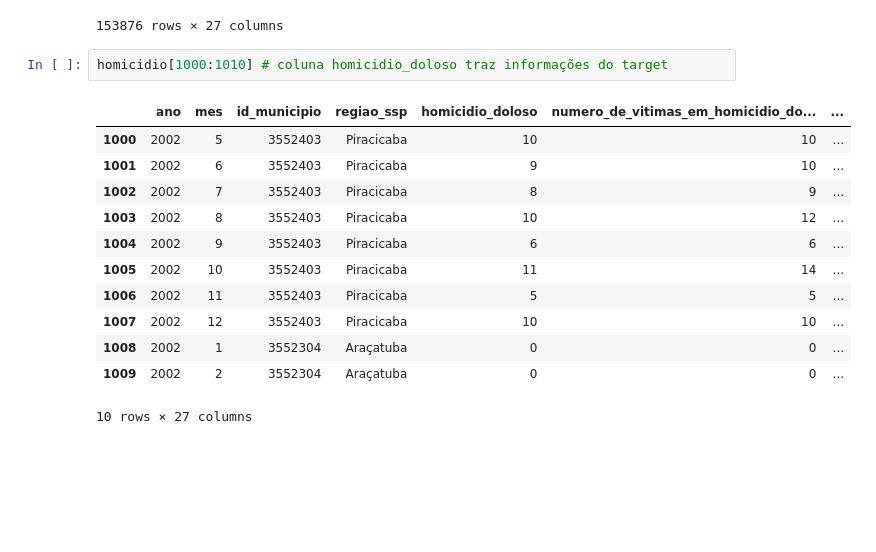
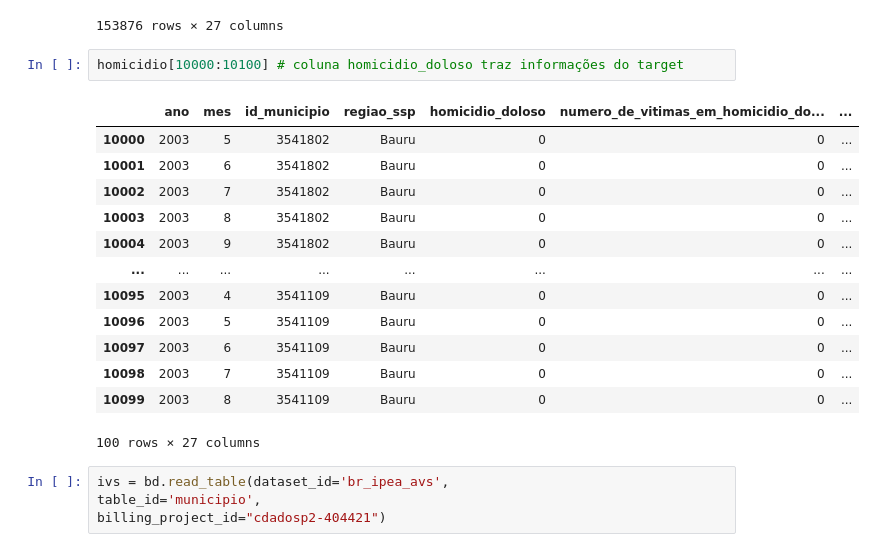
Before and after one commit to felipebns/P2_Cdados, a Jupyter notebook: p2_cdados.ipynb, the cells around one changed output. Cells and saved outputs as stored; diff of their text form; blank space fills up the shorter version.

```diff
--- a/p2_cdados.ipynb
+++ b/p2_cdados.ipynb
@@ -122,17 +122,22 @@ homicidio
 | 153875 | 2017 | 12 | 3500204 | São José do Rio Preto | 0 | 0 | ... |
 153876 rows × 27 columns
 # %%
-homicidio[1000:1010] # coluna homicidio_doloso traz informações do target
+homicidio[10000:10100] # coluna homicidio_doloso traz informações do target
 # %% [output]
 |  | ano | mes | id_municipio | regiao_ssp | homicidio_doloso | numero_de_vitimas_em_homicidio_do... | ... |
-| 1000 | 2002 | 5 | 3552403 | Piracicaba | 10 | 10 | ... |
-| 1001 | 2002 | 6 | 3552403 | Piracicaba | 9 | 10 | ... |
-| 1002 | 2002 | 7 | 3552403 | Piracicaba | 8 | 9 | ... |
-| 1003 | 2002 | 8 | 3552403 | Piracicaba | 10 | 12 | ... |
-| 1004 | 2002 | 9 | 3552403 | Piracicaba | 6 | 6 | ... |
-| 1005 | 2002 | 10 | 3552403 | Piracicaba | 11 | 14 | ... |
-| 1006 | 2002 | 11 | 3552403 | Piracicaba | 5 | 5 | ... |
-| 1007 | 2002 | 12 | 3552403 | Piracicaba | 10 | 10 | ... |
-| 1008 | 2002 | 1 | 3552304 | Araçatuba | 0 | 0 | ... |
-| 1009 | 2002 | 2 | 3552304 | Araçatuba | 0 | 0 | ... |
+| 10000 | 2003 | 5 | 3541802 | Bauru | 0 | 0 | ... |
+| 10001 | 2003 | 6 | 3541802 | Bauru | 0 | 0 | ... |
+| 10002 | 2003 | 7 | 3541802 | Bauru | 0 | 0 | ... |
+| 10003 | 2003 | 8 | 3541802 | Bauru | 0 | 0 | ... |
+| 10004 | 2003 | 9 | 3541802 | Bauru | 0 | 0 | ... |
+| ... | ... | ... | ... | ... | ... | ... | ... |
+| 10095 | 2003 | 4 | 3541109 | Bauru | 0 | 0 | ... |
+| 10096 | 2003 | 5 | 3541109 | Bauru | 0 | 0 | ... |
+| 10097 | 2003 | 6 | 3541109 | Bauru | 0 | 0 | ... |
+| 10098 | 2003 | 7 | 3541109 | Bauru | 0 | 0 | ... |
+| 10099 | 2003 | 8 | 3541109 | Bauru | 0 | 0 | ... |
-10 rows × 27 columns
+100 rows × 27 columns
+# %%
+ivs = bd.read_table(dataset_id='br_ipea_avs',
+table_id='municipio',
+billing_project_id="cdadosp2-404421")
```
Also changed, not shown: parts of 1 cell of this notebook.
